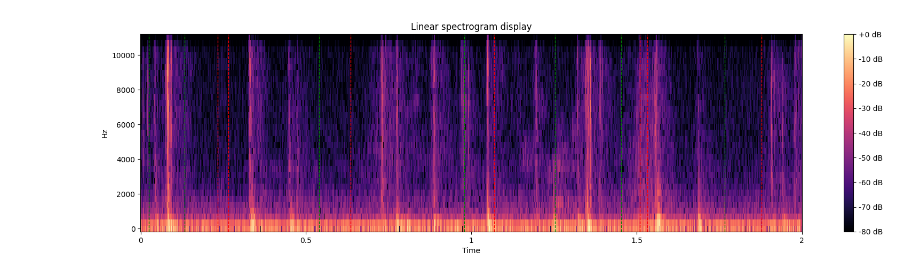
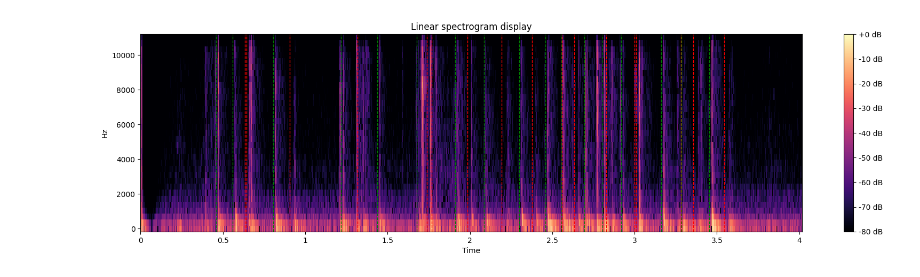
Before and after one commit to krypticbit/recorder, a Jupyter notebook: sound_tweaks.ipynb, the cells around one changed output. Cells and saved outputs as stored; diff of their text form; code cells hidden in the pictures.

```diff
--- a/sound_tweaks.ipynb
+++ b/sound_tweaks.ipynb
@@ -7,9 +7,9 @@ import matplotlib.pyplot as plt
 import numpy as np
 import json
 
-name = "Will_0_78"
-window = (1, 3)
-# window = None
+name = "Will_0_81"
+# window = (1, 3)
+window = None
 
 y, sr = librosa.load(f'data/recording_{name}.wav')
 if window is not None:
@@ -18,29 +18,29 @@ D = librosa.stft(y, n_fft=64, hop_length=32)
 # %%
 %matplotlib inline
 
 S_db = librosa.amplitude_to_db(np.abs(D), ref=np.max)
 
 fig, ax = plt.subplots()
 img = librosa.display.specshow(S_db, y_axis='linear', x_axis='time', ax=ax, sr=sr, hop_length=32)
 ax.set(title='Linear spectrogram display')
 fig.colorbar(img, ax=ax, format="%+2.f dB")
 fig.set_figwidth(20)
 
 with open(f'data/events_{name}.json', 'r') as f:
     data = json.load(f)
 
 events = data["events"]
-dt = -data["stream_start"] + data["key_start"]
+abs_t = data["stream_start"]
 for e in events:
-    t = e[1] + dt
+    t = e[1] - abs_t
     if window is None or (window[0] <= t <= window[1]):
         if window is not None:
             t -= window[0]
         ax.axvline(t, color='r' if e[0] == "keyup" else 'g', linestyle='--', linewidth=1)
 
 plt.interactive(True)
 plt.show()
 # %% [output]
-[figure, old version]
+[figure, new version]
 # %%
 import json
```
Also changed, not shown: 1 other file.
